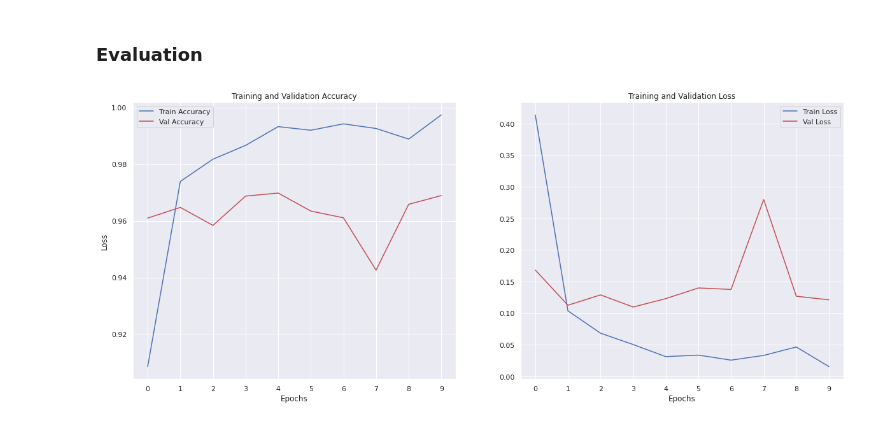
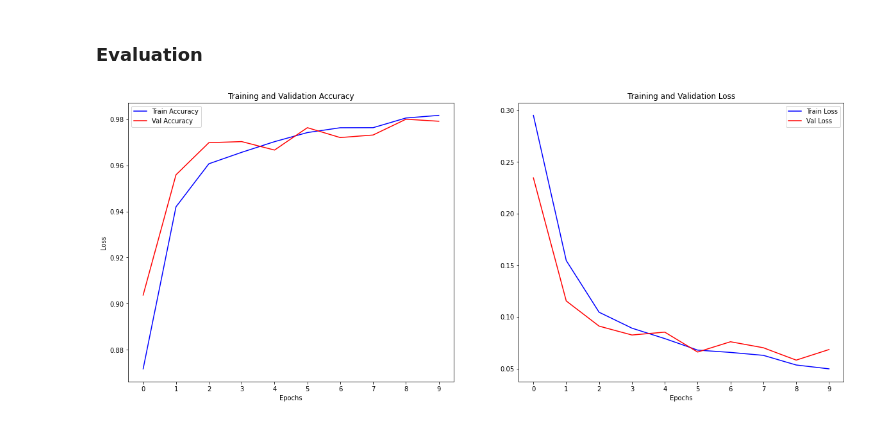
Before and after one commit to linksaiyajin/ML-Project, a Jupyter notebook: fake-news-classification.ipynb, the cells around one changed output. Cells and saved outputs as stored; diff of their text form; code cells hidden in the pictures.

```diff
--- a/fake-news-classification.ipynb
+++ b/fake-news-classification.ipynb
@@ -259,2 +299,7 @@ x_train,x_val,y_train,y_val = train_test_split(x_train, y_train, test_size = 0.2
+# %%
+# Model Hyperparameters
+BATCH_SIZE = 256
+EPOCHS = 10
+EMBED_SIZE = 100
 # %% [markdown]
 ### Training
@@ -280,11 +306,24 @@ embed_size = 100
+# %%
+stopping_callback = tf.keras.callbacks.EarlyStopping(
+    monitor='val_loss', patience=5, verbose=0,
+    mode='min', restore_best_weights=True
+)
+
+def scheduler(epoch, lr):
+    if epoch < 10:
+        return lr
+    else:
+        return lr * tf.math.exp(-0.1)
+decay_callback = tf.keras.callbacks.LearningRateScheduler(scheduler)
 # %%
+clear_session()
 model = Sequential([
-                    Embedding(max_features, embed_size, input_length=maxlen),
-                    Bidirectional(LSTM(150, return_sequences=True, dropout=0.3)),
-                    LSTM(100, dropout=0.2),
-                    Dense(32, activation='relu', kernel_regularizer = regularizers.l2(0.01)),
+                    Embedding(max_features, EMBED_SIZE, input_length=maxlen, weights=[embedding_matrix], trainable=False),
+                    LSTM(128, return_sequences=True, recurrent_dropout = 0.25, dropout=0.25),
+                    LSTM(64, recurrent_dropout = 0.1, dropout=0.1),
+                    Dense(32, activation='relu'), #, kernel_regularizer = regularizers.l2(0.05)
                     Dense(1, activation='sigmoid')
 ])
 
-model.compile(loss='binary_crossentropy', optimizer='adam', metrics=['acc'])
+model.compile(loss='binary_crossentropy', optimizer=tf.keras.optimizers.Adam(learning_rate=0.01), metrics=['acc'])
 # %% [output]
@@ -304,8 +343,9 @@ To enable them in other operations, rebuild TensorFlow with the appropriate comp
 history = model.fit(
     x_train,
     y_train,
-    epochs=epochs,
-    batch_size=batch_size,
+    epochs = EPOCHS,
+    batch_size = BATCH_SIZE,
+    callbacks = [decay_callback],
     validation_data = (x_val,y_val)
 )
 # %% [output]
@@ -336,25 +375,25 @@ Epoch 10/10
 # %%
 acc = history.history['acc']
 loss = history.history['loss']
 val_acc = history.history['val_acc']
 val_loss = history.history['val_loss']
 
 fig , ax = plt.subplots(1,2)
 fig.set_size_inches(20,8)
 ax[0].plot(acc, color='b', label='Train Accuracy')
 ax[0].plot(val_acc, color='r', label='Val Accuracy')
 ax[0].set_title('Training and Validation Accuracy')
 ax[0].set_xlabel("Epochs")
 ax[0].set_ylabel("Accuracy")
-ax[0].set_xticks([i for i in range(epochs)])
+ax[0].set_xticks([i for i in range(EPOCHS)])
 ax[0].legend()
 
 ax[1].plot(loss, color='b', label='Train Loss')
 ax[1].plot(val_loss, color='r', label='Val Loss')
 ax[1].set_title('Training and Validation Loss')
 ax[1].set_xlabel('Epochs')
 ax[0].set_ylabel("Loss")
-ax[1].set_xticks([i for i in range(epochs)])
+ax[1].set_xticks([i for i in range(EPOCHS)])
 ax[1].legend();
 # %% [output]
-[figure, old version]
+[figure, new version]
```
Also changed, not shown: parts of 57 cells of this notebook.
